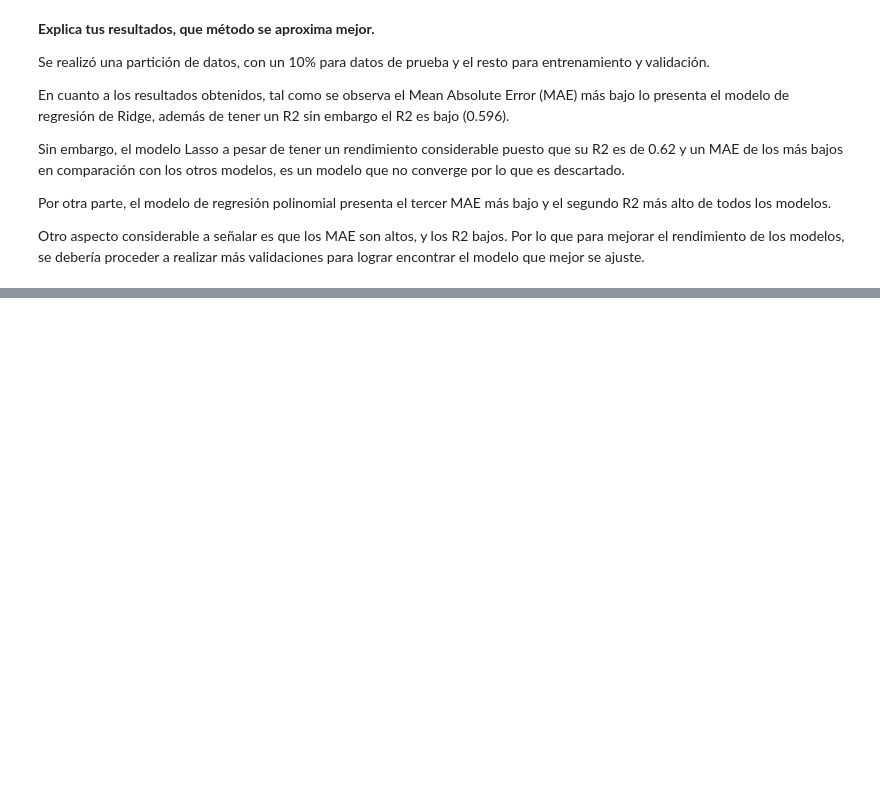
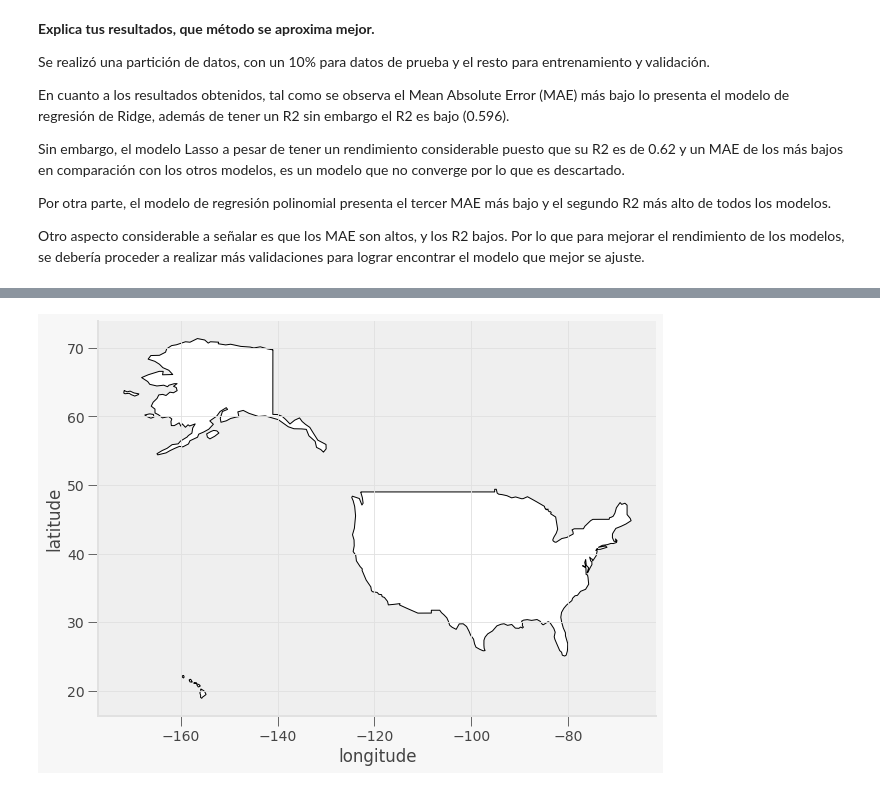
Before and after one commit to PosgradoMNA/actividades-de-aprendizaje-SinaiAvalos, a Jupyter notebook: Actividad Semanal--7.ipynb, the cells around one changed output, grey strips where cells are left out. Drawn from its saved outputs; the diff is of its cells as text; code cells hidden in the pictures; blank space fills up the shorter version.

```diff
--- a/Actividad Semanal--7.ipynb
+++ b/Actividad Semanal--7.ipynb
@@ -941,0 +1080,7 @@ Otro aspecto considerable a señalar es que los MAE son altos, y los R2 bajos. P
+# %%
+#mapa
+
+world = gpd.read_file(gpd.datasets.get_path("naturalearth_lowres"))
+world = world.set_index("iso_a3")
+
+world.head()
@@ -941,0 +1116,14 @@ Otro aspecto considerable a señalar es que los MAE son altos, y los R2 bajos. P
+# %%
+fig, gax = plt.subplots(figsize=(10,10))
+
+# By only plotting rows in which the continent is 'South America' we only plot SA.
+world.query("name == 'United States of America'").plot(ax=gax, edgecolor='black',color='white')
+
+# By the way, if you haven't read the book 'longitude' by Dava Sobel, you should...
+gax.set_xlabel('longitude')
+gax.set_ylabel('latitude')
+
+gax.spines['top'].set_visible(False)
+gax.spines['right'].set_visible(False)
+# %% [output]
+[figure, added]
```
Also changed, not shown: parts of 31 cells of this notebook.
